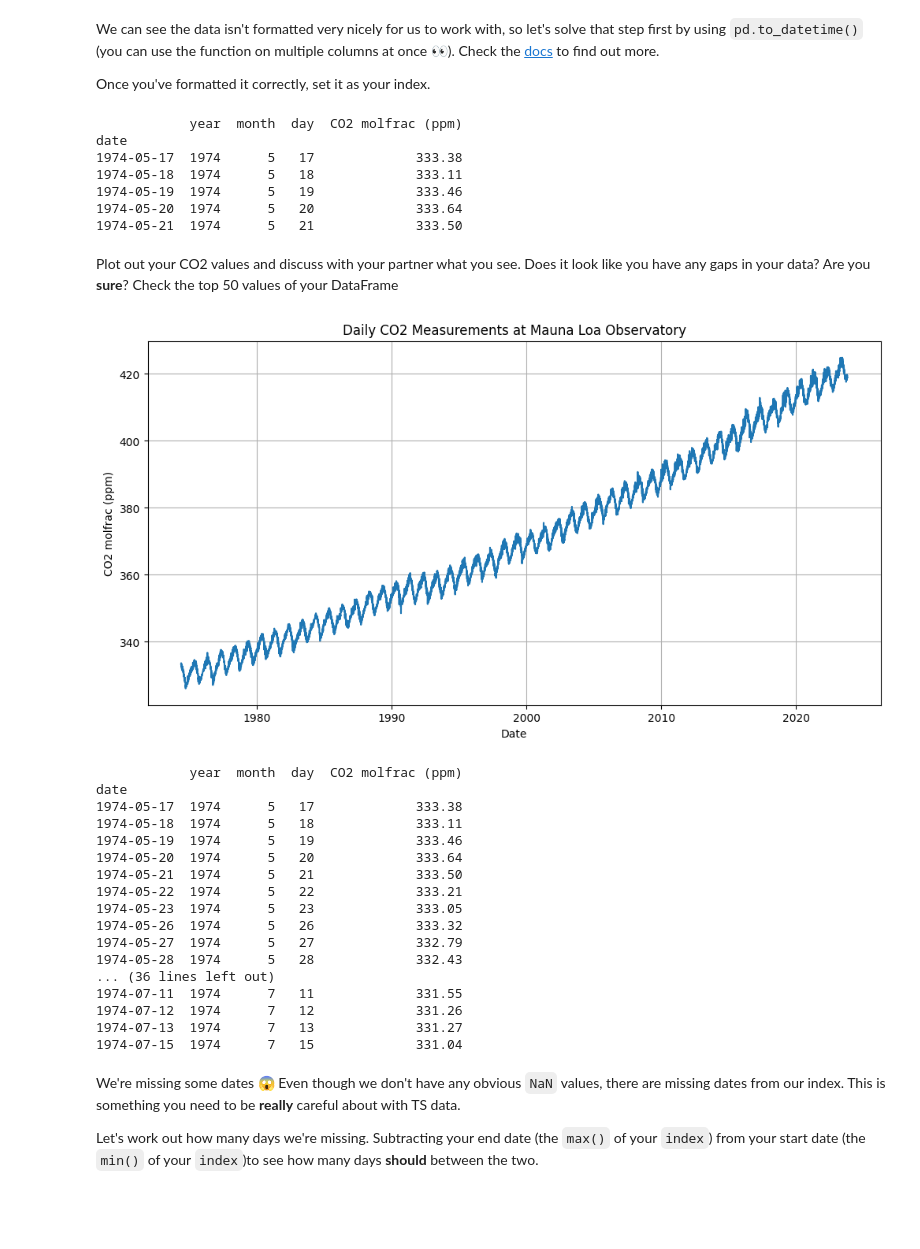
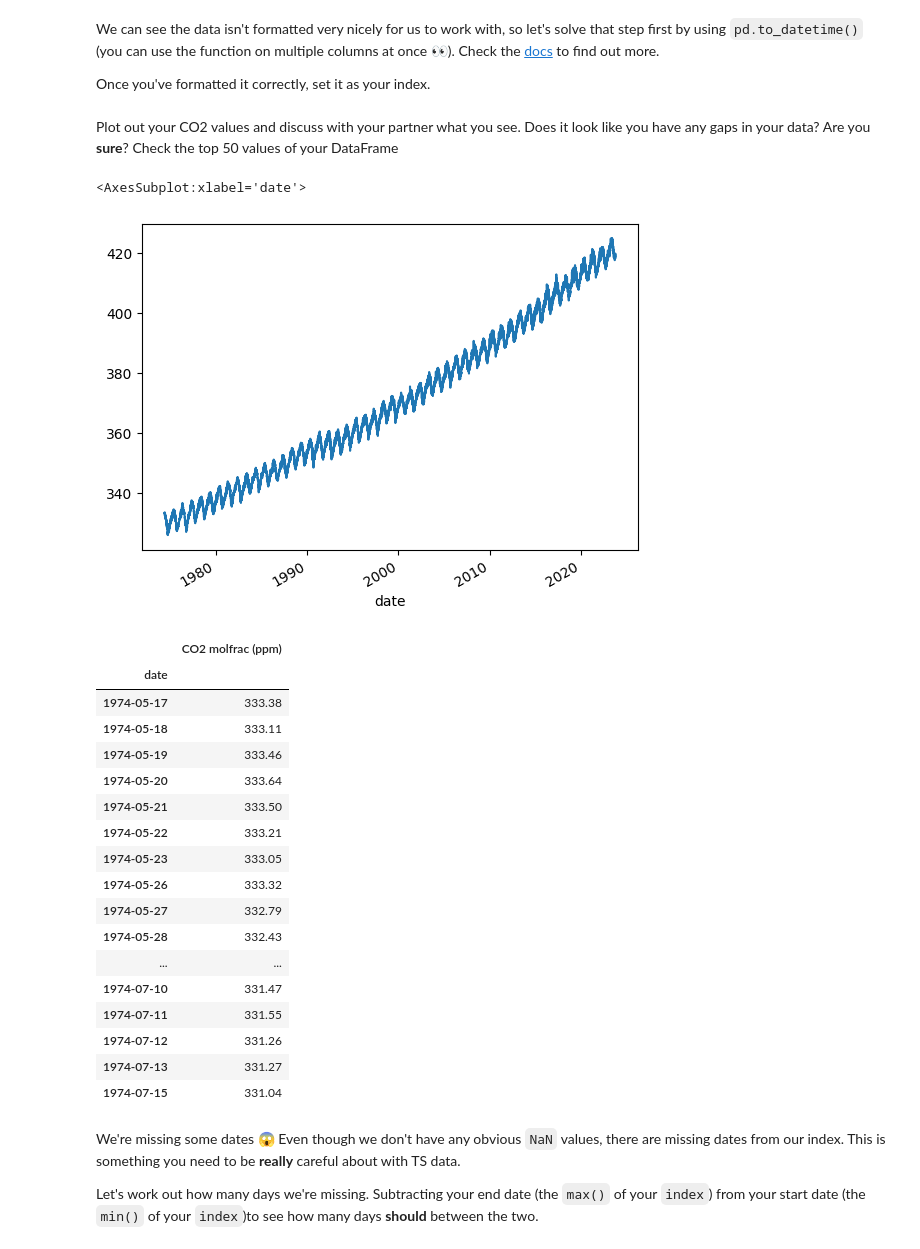
Before and after one commit to francoisgirard51/data-arima-101, a Jupyter notebook: arima_seasonal_intro.ipynb, the cells around one changed output. Drawn from its saved outputs; the diff is of its cells as text; code cells hidden in the pictures; blank space fills up the shorter version.

```diff
--- a/arima_seasonal_intro.ipynb
+++ b/arima_seasonal_intro.ipynb
@@ -37,54 +37,37 @@ We can see the data isn't formatted very nicely for us to work with, so let's so
 
 Once you've formatted it correctly, set it as your index.
 # %%
-df['date'] = pd.to_datetime(df[['year', 'month', 'day']])
-df.set_index('date', inplace=True)
-print(df.head())
+df["date"] = pd.to_datetime(df[['year', 'month', 'day']])
+df.drop(["year", "month", "day"], inplace = True, axis = 1)
+df.set_index("date", inplace = True)
-# %% [output]
-            year  month  day  CO2 molfrac (ppm)
-date
-1974-05-17  1974      5   17             333.38
-1974-05-18  1974      5   18             333.11
-1974-05-19  1974      5   19             333.46
-1974-05-20  1974      5   20             333.64
-1974-05-21  1974      5   21             333.50
 # %% [markdown]
 Plot out your CO2 values and discuss with your partner what you see. Does it look like you have any gaps in your data? Are you __sure__? Check the top 50 values of your DataFrame
 # %%
-import matplotlib.pyplot as plt
-
-
-plt.figure(figsize=(12, 6))
-plt.plot(df['CO2 molfrac (ppm)'])
-plt.title('Daily CO2 Measurements at Mauna Loa Observatory')
-plt.xlabel('Date')
-plt.ylabel('CO2 molfrac (ppm)')
-plt.grid(True)
-plt.show()
+df["CO2 molfrac (ppm)"].plot()
 # %% [output]
+<AxesSubplot:xlabel='date'>
-[figure, old version]
+[figure, new version]
 # %%
-
-# Checking the top 50 values for any gaps or irregularities
-print(df.head(50))
+df.head(50)
 # %% [output]
-            year  month  day  CO2 molfrac (ppm)
-date
-1974-05-17  1974      5   17             333.38
-1974-05-18  1974      5   18             333.11
-1974-05-19  1974      5   19             333.46
-1974-05-20  1974      5   20             333.64
-1974-05-21  1974      5   21             333.50
-1974-05-22  1974      5   22             333.21
-1974-05-23  1974      5   23             333.05
-1974-05-26  1974      5   26             333.32
-1974-05-27  1974      5   27             332.79
-1974-05-28  1974      5   28             332.43
-... (36 lines left out)
-1974-07-11  1974      7   11             331.55
-1974-07-12  1974      7   12             331.26
-1974-07-13  1974      7   13             331.27
-1974-07-15  1974      7   15             331.04
+|  | CO2 molfrac (ppm) |
+| date |  |
+| 1974-05-17 | 333.38 |
+| 1974-05-18 | 333.11 |
+| 1974-05-19 | 333.46 |
+| 1974-05-20 | 333.64 |
+| 1974-05-21 | 333.50 |
+| 1974-05-22 | 333.21 |
+| 1974-05-23 | 333.05 |
+| 1974-05-26 | 333.32 |
+| 1974-05-27 | 332.79 |
+| 1974-05-28 | 332.43 |
+| ... | ... |
+| 1974-07-10 | 331.47 |
+| 1974-07-11 | 331.55 |
+| 1974-07-12 | 331.26 |
+| 1974-07-13 | 331.27 |
+| 1974-07-15 | 331.04 |
 # %% [markdown]
 We're missing some dates 😱 Even though we don't have any obvious `NaN` values, there are missing dates from our index. This is something you need to be __really__ careful about with TS data.
 
```
Also changed, not shown: parts of 47 cells of this notebook, 6 other files.
